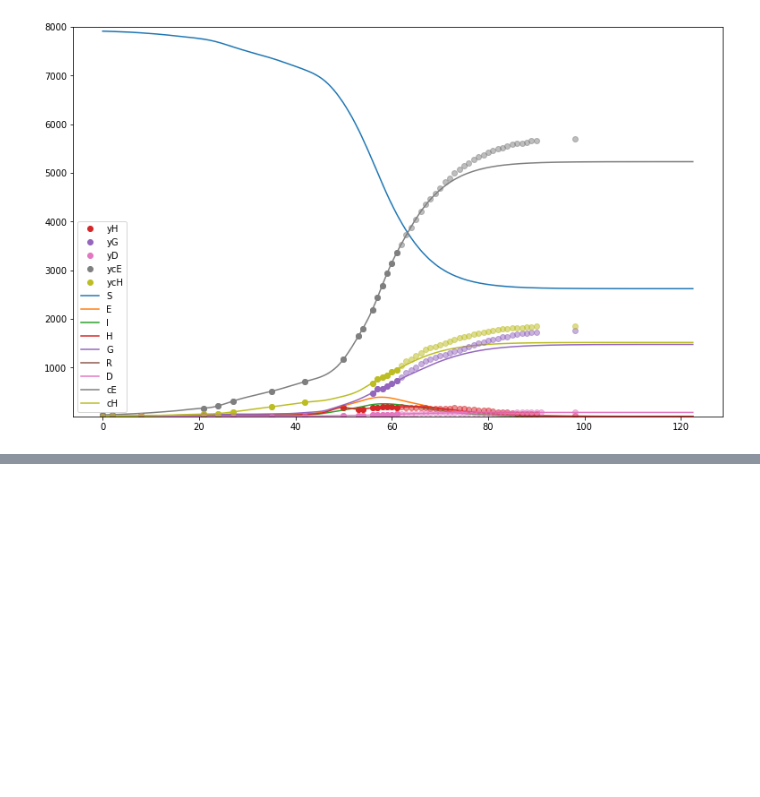
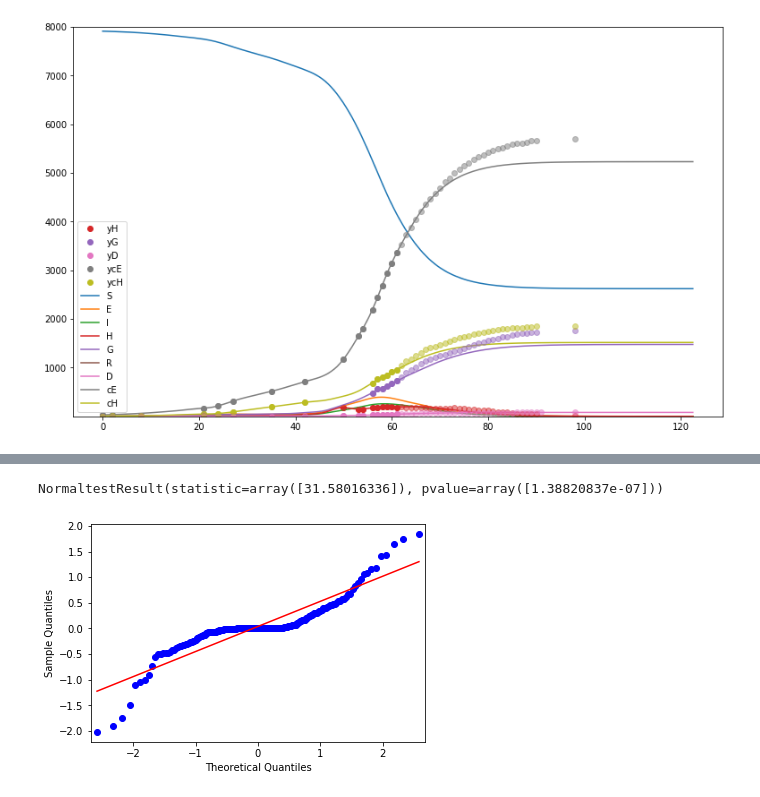
Before and after one commit to dwu402/pypei, a Jupyter notebook: predictive.ipynb, the cells around one changed output, grey strips where cells are left out. Saved outputs shown, nothing was run; the diff lists cells and outputs as text; code cells hidden in the pictures; blank space fills up the shorter version.

```diff
--- a/predictive.ipynb
+++ b/predictive.ipynb
@@ -447,0 +494,7 @@ plt.semilogy(np.linspace(0,100,len(gpci_1)), gpci_1)
+# %%
+qqplot(np.array([sorted(d) for d in dmflat][0]), line='s')
+print(stats.normaltest(np.array([sorted(d) for d in dmflat][0])))
+# print(stats.anderson(np.array([sorted(d) for d in dmflat][0])))
+# %% [output]
+NormaltestResult(statistic=array([31.58016336]), pvalue=array([1.38820837e-07]))
+[figure, added]
```
Also changed, not shown: parts of 38 cells of this notebook.
